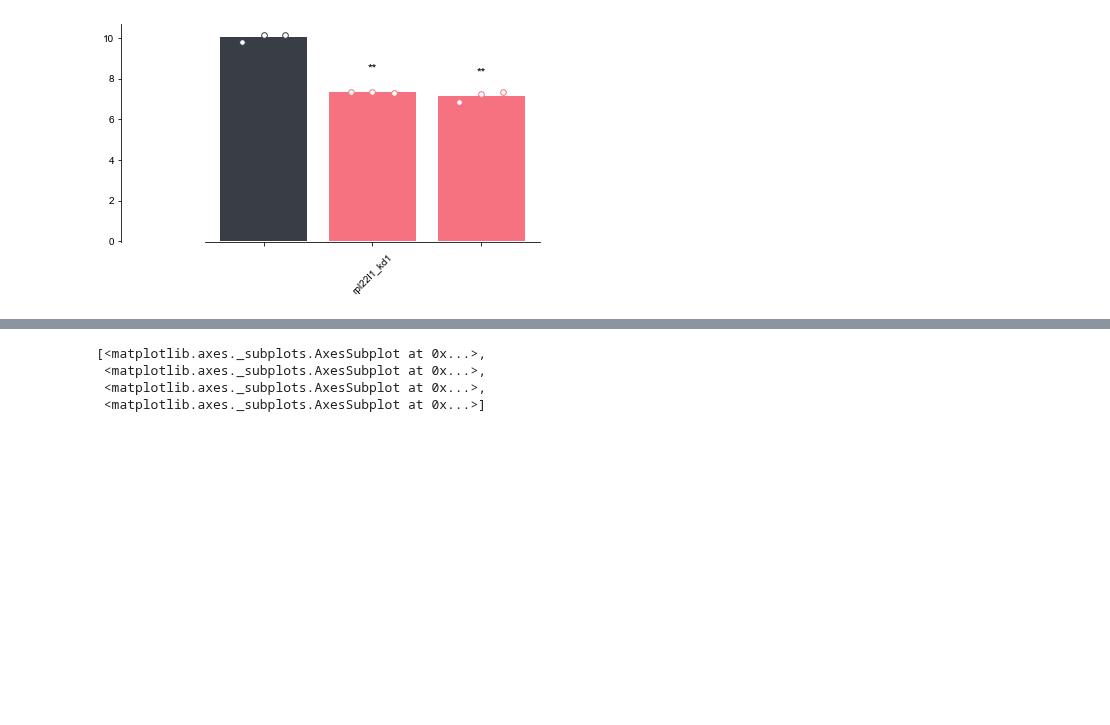
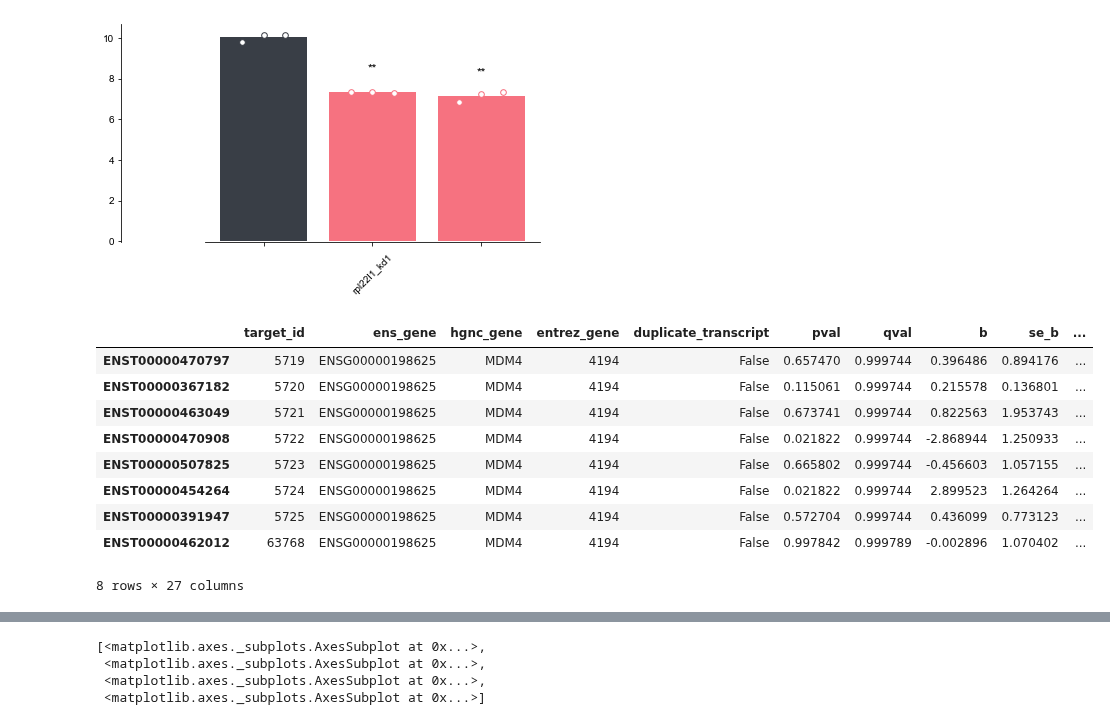
Before and after one commit to kevinhu/mdm4-splicing, a Jupyter notebook: notebooks/fig3_rnaseq.ipynb, the cells around one changed output, grey strips where cells are left out. Saved outputs shown, nothing was run; the diff lists cells and outputs as text; code cells hidden in the pictures; blank space fills up the shorter version.

```diff
--- a/notebooks/fig3_rnaseq.ipynb
+++ b/notebooks/fig3_rnaseq.ipynb
@@ -455,3 +455,16 @@ def all_bars(annotation_id, annotation_type, legend=False):
         frame.set_edgecolor(legend_background)
 
     return axes
+# %%
+rpl22_ko1_transcripts[rpl22_ko1_transcripts["hgnc_gene"]=="MDM4"]
+# %% [output]
+|  | target_id | ens_gene | hgnc_gene | entrez_gene | duplicate_transcript | pval | qval | b | se_b | ... |
+| ENST00000470797 | 5719 | ENSG00000198625 | MDM4 | 4194 | False | 0.657470 | 0.999744 | 0.396486 | 0.894176 | ... |
+| ENST00000367182 | 5720 | ENSG00000198625 | MDM4 | 4194 | False | 0.115061 | 0.999744 | 0.215578 | 0.136801 | ... |
+| ENST00000463049 | 5721 | ENSG00000198625 | MDM4 | 4194 | False | 0.673741 | 0.999744 | 0.822563 | 1.953743 | ... |
+| ENST00000470908 | 5722 | ENSG00000198625 | MDM4 | 4194 | False | 0.021822 | 0.999744 | -2.868944 | 1.250933 | ... |
+| ENST00000507825 | 5723 | ENSG00000198625 | MDM4 | 4194 | False | 0.665802 | 0.999744 | -0.456603 | 1.057155 | ... |
+| ENST00000454264 | 5724 | ENSG00000198625 | MDM4 | 4194 | False | 0.021822 | 0.999744 | 2.899523 | 1.264264 | ... |
+| ENST00000391947 | 5725 | ENSG00000198625 | MDM4 | 4194 | False | 0.572704 | 0.999744 | 0.436099 | 0.773123 | ... |
+| ENST00000462012 | 63768 | ENSG00000198625 | MDM4 | 4194 | False | 0.997842 | 0.999789 | -0.002896 | 1.070402 | ... |
+8 rows × 27 columns
```
Also changed, not shown: parts of 2 cells of this notebook, 1 other file.
